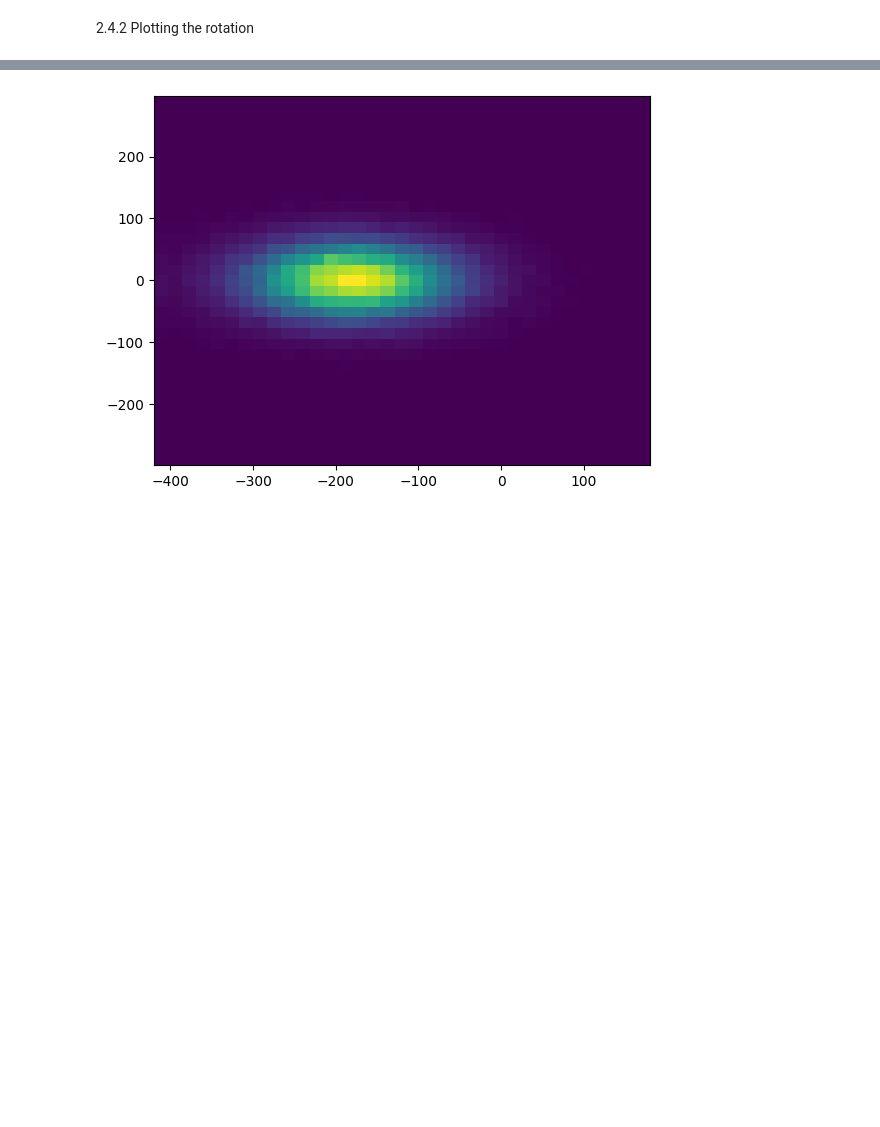
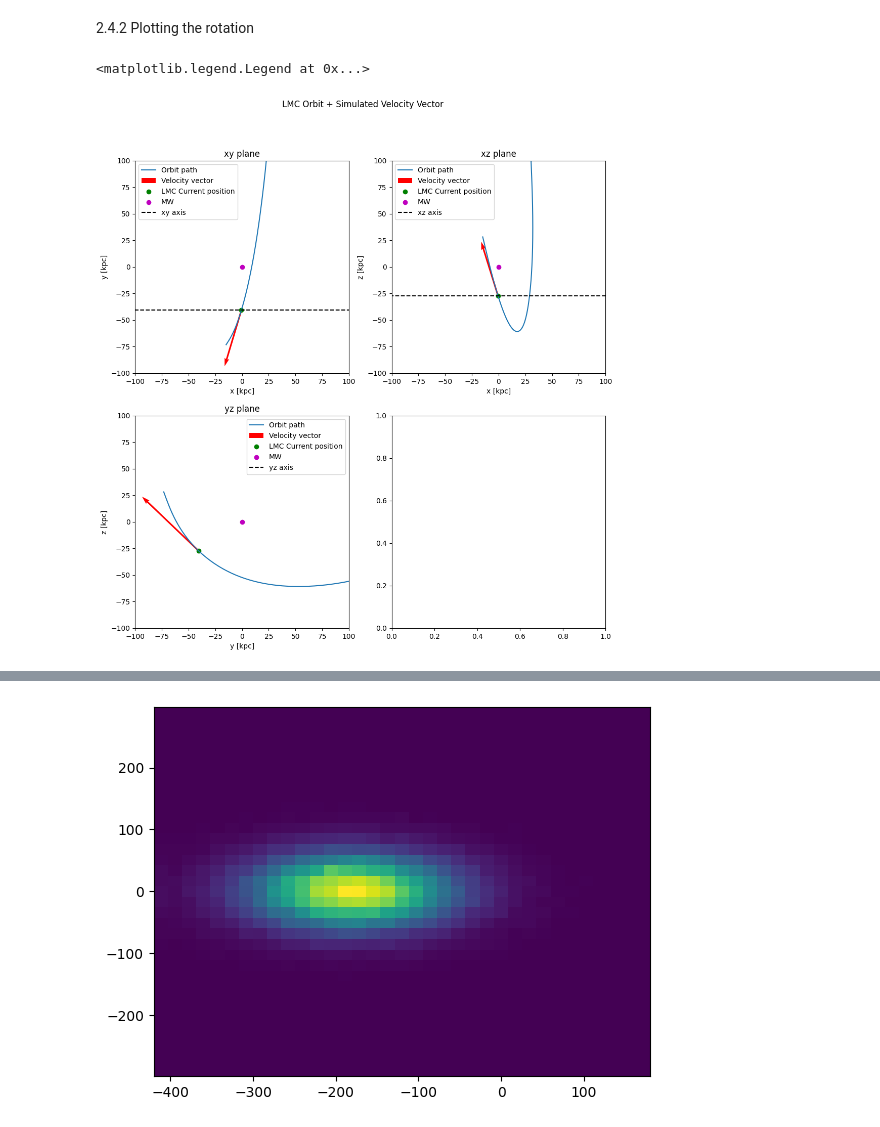
Before and after one commit to TheArchAstronomer/My_thesis, a Jupyter notebook: Rotations.ipynb, the cells around one changed output, grey strips where cells are left out. Saved outputs shown, nothing was run; the diff lists cells and outputs as text; code cells hidden in the pictures; blank space fills up the shorter version.

```diff
--- a/Rotations.ipynb
+++ b/Rotations.ipynb
@@ -358,6 +359,67 @@ R = (rz(math.radians(Rz)) @ ry(math.radians(Ry)))
 line2 = R @ line1
 # %% [markdown]
 2.4.2 Plotting the rotation
+# %%
+fig, axs = plt.subplots(2, 2, figsize=(12, 12))
+fig.suptitle('LMC Orbit + Simulated Velocity Vector')
+
+axs[0, 0].plot(orbit['x'], orbit['y'])
+#axs[0, 0].quiver(origin[0], origin[1], today[0] * 30000000, today[1] * 30000000, angles='xy', scale_units='xy', color='r',  width=0.009)
+axs[0,0].quiver(
+    origin[0], origin[1],
+    Ux, Uy,
+    angles='xy', scale_units='xy', scale=2,
+    pivot='tail', color='r'
+)
+axs[0,0].set_title('xy plane')
+axs[0,0].set_xlabel('x [kpc]')
+axs[0,0].set_ylabel('y [kpc]')
+axs[0,0].set_xlim(-100, 100)
+axs[0,0].set_ylim(-100, 100)
+axs[0, 0].scatter(origin[0], origin[1], color='g', label='Current position')
+axs[0, 0].scatter(0, 0, color='m', label='Plot Origin')
+axs[0, 0].plot(line1[0]+origin[0], line1[1]+origin[1], color='black', linestyle='dashed', label='xy axis')
+axs[0,0].legend(['Orbit path', 'Velocity vector', 'LMC Current position', 'MW', 'xy axis'])
+
+
+
+axs[0, 1].plot(orbit['x'], orbit['z'])
+axs[0,1].set_xlim(-100, 100)
+axs[0,1].set_ylim(-100, 100)
+axs[0,1].quiver(
+    origin[0], origin[2],
+    Ux, Uz,
+    angles='xy', scale_units='xy', scale=2,
+    pivot='tail', color='r'
+)
+axs[0,1].set_title('xz plane')
+axs[0,1].set_xlabel('x [kpc]')
+axs[0,1].set_ylabel('z [kpc]')
+axs[0, 1].scatter(origin[0], origin[2], color='g', label='Current position')
+axs[0, 1].scatter(0, 0, color='m', label='MW')
+axs[0, 1].plot(line1[0]+origin[0], line1[2]+origin[2], color='black', linestyle='dashed', label='xz axis')
+axs[0, 1].legend(['Orbit path', 'Velocity vector', 'LMC Current position', 'MW', 'xz axis'])
+
+
+axs[1, 0].plot(orbit['y'], orbit['z'])
+axs[1,0].set_xlim(-100, 100)
+axs[1,0].set_ylim(-100, 100)
+axs[1, 0].quiver(
+    origin[1], origin[2],
+    Uy, Uz,
+    angles='xy', scale_units='xy', scale=2,
+    pivot='tail', color='r'
+)
+axs[1,0].set_title('yz plane')
+axs[1,0].set_xlabel('y [kpc]')
+axs[1,0].set_ylabel('z [kpc]')
+axs[1, 0].scatter(origin[1], origin[2], color='g', label='Current position')
+axs[1, 0].scatter(0, 0, color='m', label='MW')
+axs[1, 0].plot(line1[1]+origin[1], line1[2]+origin[2], color='black', linestyle='dashed', label='yz axis')
+axs[1, 0].legend(['Orbit path', 'Velocity vector', 'LMC Current position', 'MW', 'yz axis'])
+# %% [output]
+<matplotlib.legend.Legend at 0x...>
+[figure, added]
 # %%
 # Visualizing velocity vectors on the orbit to see what direction I need to rotate the simulations
 #xy, xz, yz axis refers to the x axis line as seen on the respective 2D views. xy axis means the x axis line as seen depicted on the xy plot, etc.
```
Also changed, not shown: parts of 3 cells of this notebook, 2 other files.
